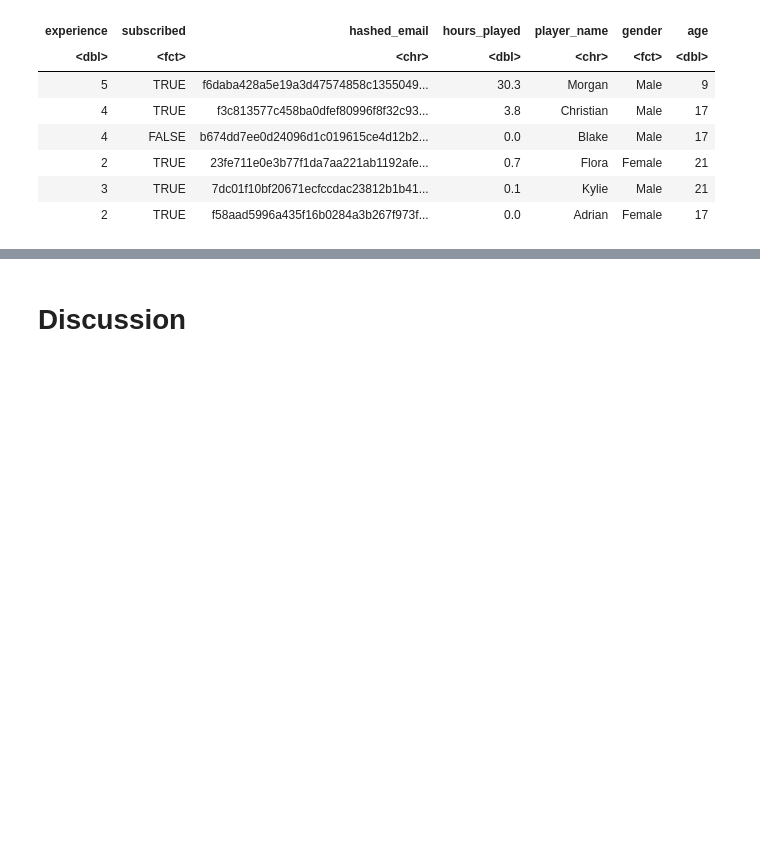
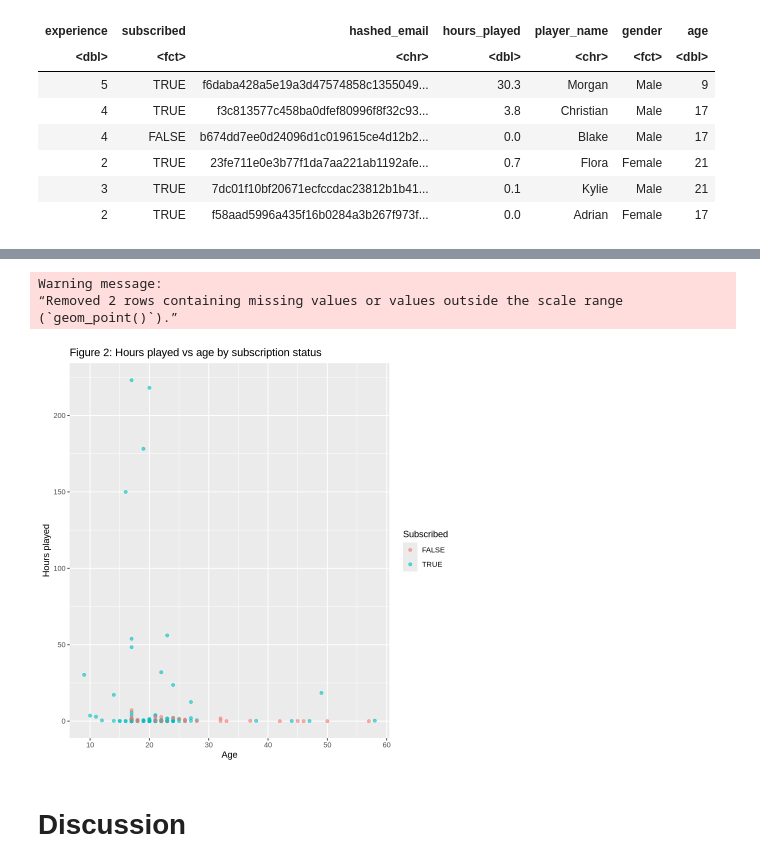
Before and after one commit to jhuan175/dsci100_project_final_report, a Jupyter notebook: Project_Final_Report.ipynb, the cells around one changed output, grey strips where cells are left out. Saved outputs shown, nothing was run; the diff lists cells and outputs as text; code cells hidden in the pictures; blank space fills up the shorter version.

```diff
--- a/Project_Final_Report.ipynb
+++ b/Project_Final_Report.ipynb
@@ -131,3 +131,20 @@ set.seed(4321)
+# %%
+# Figure 2: scatter plot of age vs hours played (coloured by subscription status)
+age_hours_subscribed_plot <- players |>
+  ggplot(aes(x = age, y = hours_played)) +
+  geom_point(aes(colour = subscribed), alpha = 0.6) +
+  labs(
+    x = "Age",
+    y = "Hours played",
+    colour = "Subscribed",
+    title = "Figure 2: Hours played vs age by subscription status"
+  )
+age_hours_subscribed_plot
+# %% [output]
+Warning message:
+“Removed 2 rows containing missing values or values outside the scale range
+(`geom_point()`).”
+[figure, added]
 # %% [markdown]
 # Discussion
 # %% [markdown]
```
Also changed, not shown: parts of 9 cells of this notebook.
